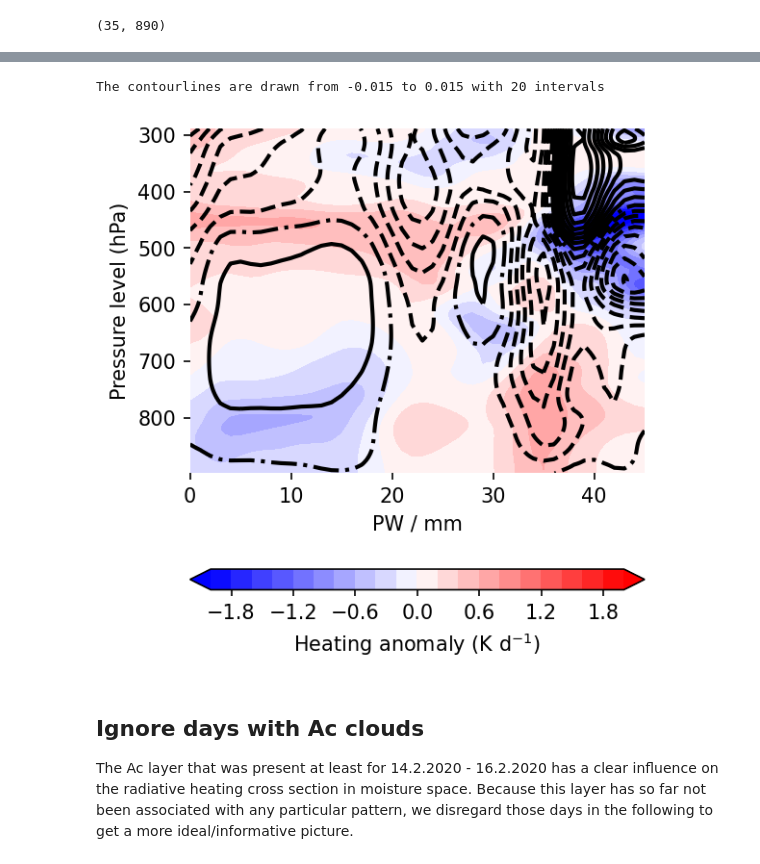
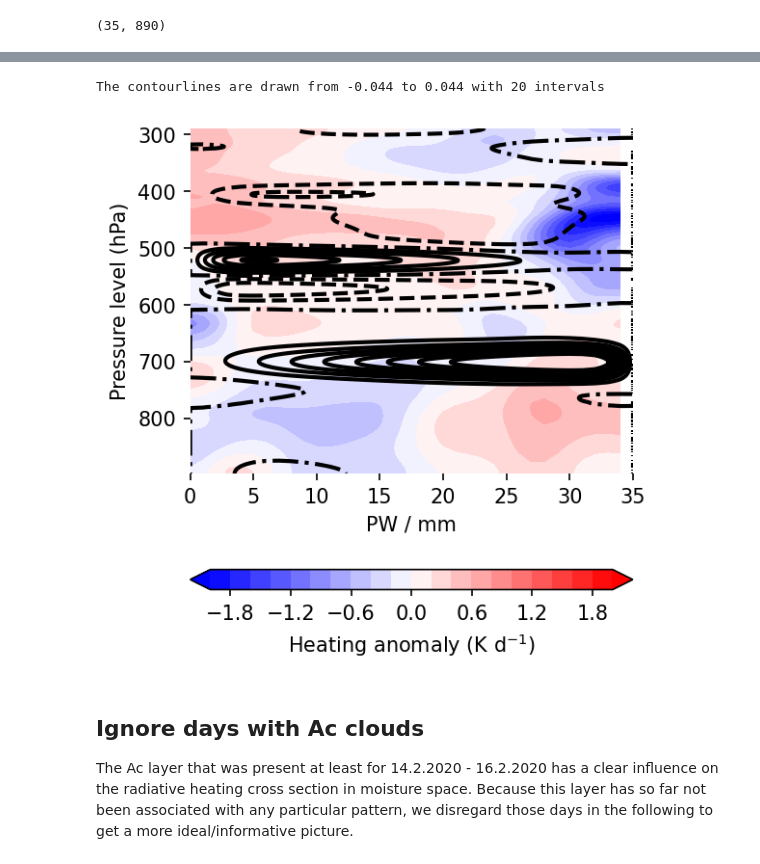
Before and after one commit to observingClouds/trade-wind-course_2021, a Jupyter notebook: PW_sorted_HeatingProfiles.ipynb, the cells around one changed output, grey strips where cells are left out. Saved outputs shown, nothing was run; the diff lists cells and outputs as text; code cells hidden in the pictures.

```diff
--- a/PW_sorted_HeatingProfiles.ipynb
+++ b/PW_sorted_HeatingProfiles.ipynb
@@ -196,7 +196,3 @@ plt.colorbar()
-# %%
-# Drop nan bins
-ds_radiation_mean = ds_radiation_grp.dropna("pw_bins", how="all")
-# ds_radiation_mean_smooth = ds_radiation_grp_smooth.dropna("pw_bins", how="all")
 # %%
 heating_anomaly = (ds_radiation_mean.q_rad - np.nanmean(ds_radiation_mean.q_rad,axis=0)) # axis 0 is altitude
 ds_radiation_mean["heating_anomaly_2"] = xr.DataArray(heating_anomaly, dims = ["pw_bins", "alt"])
@@ -214,5 +211,5 @@ omega_clear_2 = circ.wtg(ds_radiation_mean.temperature*units.kelvin,ds_radiation
 ds_radiation_mean["omega_clear_2"] = xr.DataArray(omega_clear_2.metpy.magnitude, dims = ["pw_bins", "alt"])
 # %%
 # # smooth specific fields
-# omega_clear_smooth = scipy.ndimage.filters.gaussian_filter(ds_radiation_mean.omega_clear_2.T,(20,2))
-# Q_anomaly_smooth = scipy.ndimage.filters.gaussian_filter(ds_radiation_mean.heating_anomaly_2.T,(20,2))
+omega_clear_smooth = scipy.ndimage.filters.gaussian_filter(ds_radiation_mean.omega_clear_2.T,(20,2))
+Q_anomaly_smooth = scipy.ndimage.filters.gaussian_filter(ds_radiation_mean.heating_anomaly_2.T,(20,2))
@@ -219,5 +247,5 @@ ds_radiation_mean["omega_clear_2"] = xr.DataArray(omega_clear_2.metpy.magnitude,
 # %%
-psi_smooth = circ.streamfunction_p(ds_radiation_mean.omega_clear_smooth.T.metpy.magnitude,ds_radiation_mean.pressure,
+psi_smooth = circ.streamfunction_p(ds_radiation_mean.omega_clear_smooth.T.metpy.magnitude,ds_radiation_mean.pressure.mean(dim="pw_bins"),
                        firstProfile=np.mean(ds_radiation_mean.omega_clear_smooth.T,0).metpy.magnitude,
                        alpha=1./len(ds_radiation_mean.heating_anomaly.T.metpy.magnitude))
 # %% [output]
@@ -321,39 +348,39 @@ c1.set_label("vertical velocity / hPa/d")
 # %%
 fig = plt.figure(figsize=plt.figaspect(1), dpi=150)
 ax  = plt.subplot(111)
 bound = np.round(np.nanmax([np.abs(np.nanpercentile(Q_anomaly_smooth,1)),
                             np.abs(np.nanpercentile(Q_anomaly_smooth,99))]))
 cq1 = ax.contourf(np.arange(len(Q_anomaly_smooth.T)),
                   ds_radiation_mean.pressure.mean(dim="pw_bins")/100,
                   Q_anomaly_smooth,cmap="bwr",
                   levels=np.linspace(-bound,+bound,21),
                   extend="both")
-bound = np.round(np.nanmax([np.abs(np.nanpercentile(psi.T,1)),
-                            np.abs(np.nanpercentile(psi.T,99))]),3)
+bound = np.round(np.nanmax([np.abs(np.nanpercentile(psi_smooth.T,1)),
+                            np.abs(np.nanpercentile(psi_smooth.T,99))]),3)
 
-p1  = ax.contour(np.arange(len(omega_clear_smooth.T)),
-                 ds_radiation_mean.pressure.mean(dim="pw_bins")/100,psi[1:,:],colors='k',
+p1  = ax.contour(np.arange(len(omega_clear_smooth.T)+1),
+                 ds_radiation_mean.pressure.mean(dim="pw_bins")/100,psi_smooth.T[:,:],colors='k',
                  levels=np.linspace(-bound,+bound,17),
                  interpolation="none",extend="both", linewidths=2) #21 lines
 p1.collections[8].set_linestyle('-.')
 
 print("The contourlines are drawn from {} to {} with 20 intervals".format(-bound,+bound))
 ax.set_xlabel(r'PW / mm')
 # ax.set_xticklabels(['0','20','40','60','80','100'])
 cb  = fig.colorbar(cq1, ax=ax,fraction=0.08,orientation="horizontal",pad=0.2)
 cb.set_label(r"Heating anomaly (K d$^{-1}$)")
 
 ax.set_ylabel("Pressure level (hPa)")
 ax.invert_yaxis()
 plt.gca().spines['left'].set_color('none')
 plt.gca().spines['bottom'].set_color('none')
 plt.gca().spines['right'].set_color('none')
 plt.gca().spines['top'].set_color('none')
 plt.tight_layout()
 plt.show()
 # %% [output]
-The contourlines are drawn from -0.015 to 0.015 with 20 intervals
+The contourlines are drawn from -0.044 to 0.044 with 20 intervals
-[figure, old version]
+[figure, new version]
 # %% [markdown]
 ## Ignore days with Ac clouds
 The Ac layer that was present at least for 14.2.2020 - 16.2.2020 has a clear influence on the radiative heating cross section in moisture space. Because this layer has so far not been associated with any particular pattern, we disregard those days in the following to get a more ideal/informative picture.
```
Also changed, not shown: parts of 15 cells of this notebook.
